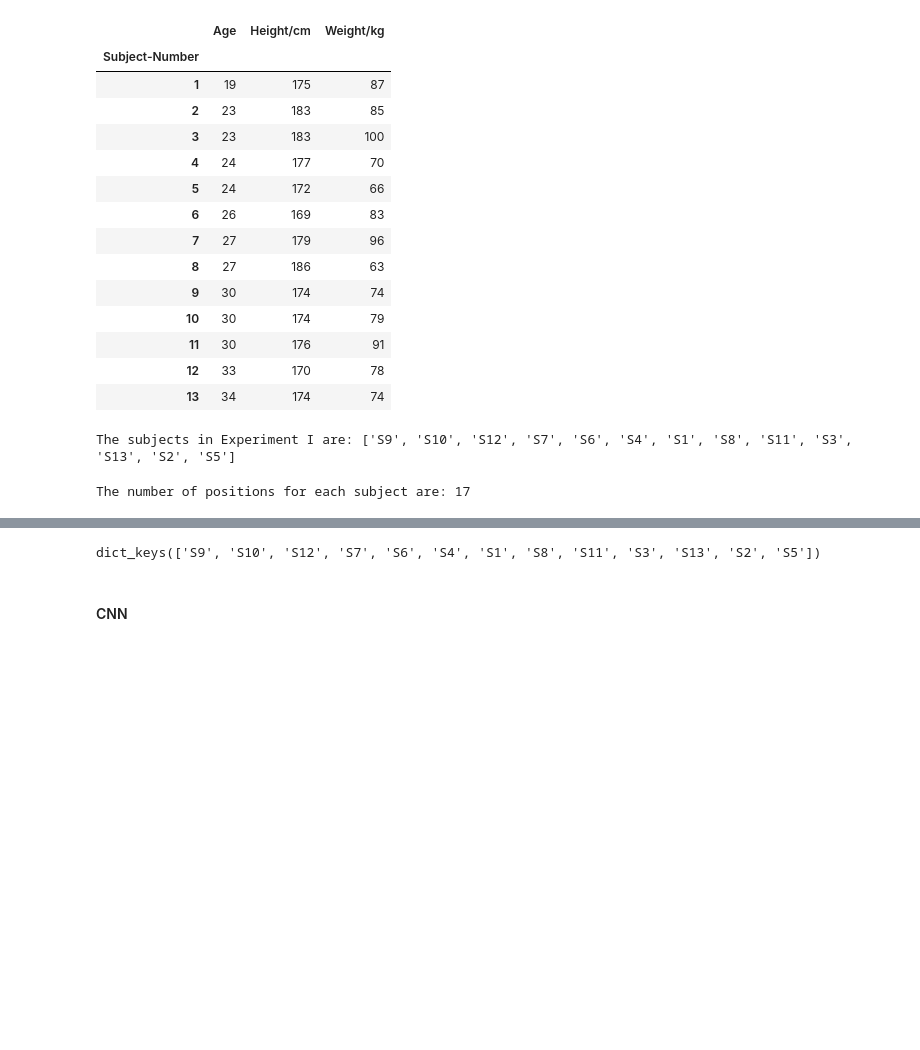
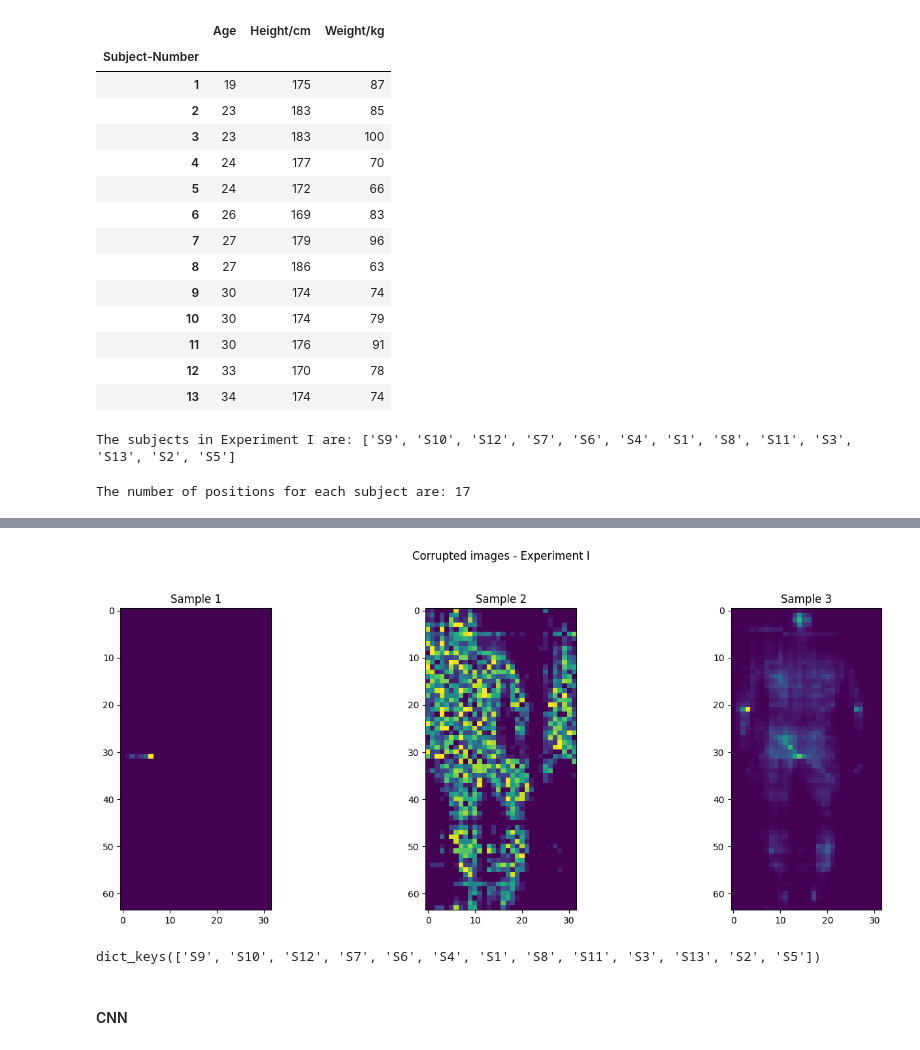
Before and after one commit to sofiapopetrogu/HDA, a Jupyter notebook: hda_project_new.ipynb, the cells around one changed output, grey strips where cells are left out. Saved outputs shown, nothing was run; the diff lists cells and outputs as text; code cells hidden in the pictures; blank space fills up the shorter version.

```diff
--- a/hda_project_new.ipynb
+++ b/hda_project_new.ipynb
@@ -111,10 +121,20 @@ fig = plt.imshow(test_read[20,:].reshape(64, 32)) # 20th sample
 # %%
-# first two measurements in each file are corrupted
-fig, axes = plt.subplots(figsize=(10,6), ncols=3)
+# Show that first three samples are corrupted
+fig, axes = plt.subplots(figsize=(15, 6), ncols=3)
 fig.suptitle("Corrupted images - Experiment I")
+
+# Plot the first three samples
 for ii in range(3):
     ax = axes[ii]
-    ax.imshow(test_read[ii,:].reshape(64,32))
+    ax.imshow(test_read[ii, :].reshape(64, 32))
+    ax.set_title(f"Sample {ii+1}")
+
+
+# Show the plot
+plt.tight_layout(rect=[0, 0, 1, 0.95])  # Adjust layout to fit the title
+plt.show()
+# %% [output]
+[figure, added]
 # %%
 # Load all the data into a dictionary, where the keys are the subjects and
 # values: images (index 0) and their position's number (index 1)
```
Also changed, not shown: parts of 8 cells of this notebook, 1 other file.
